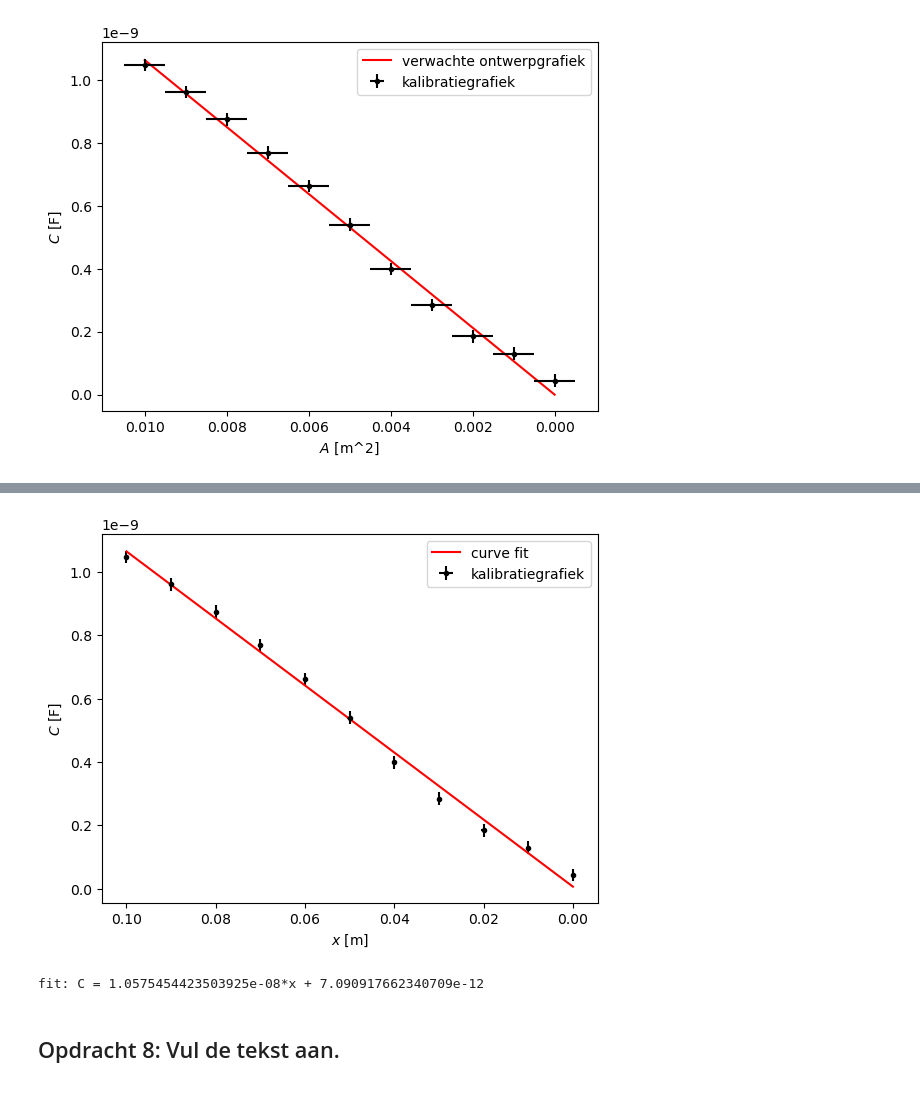
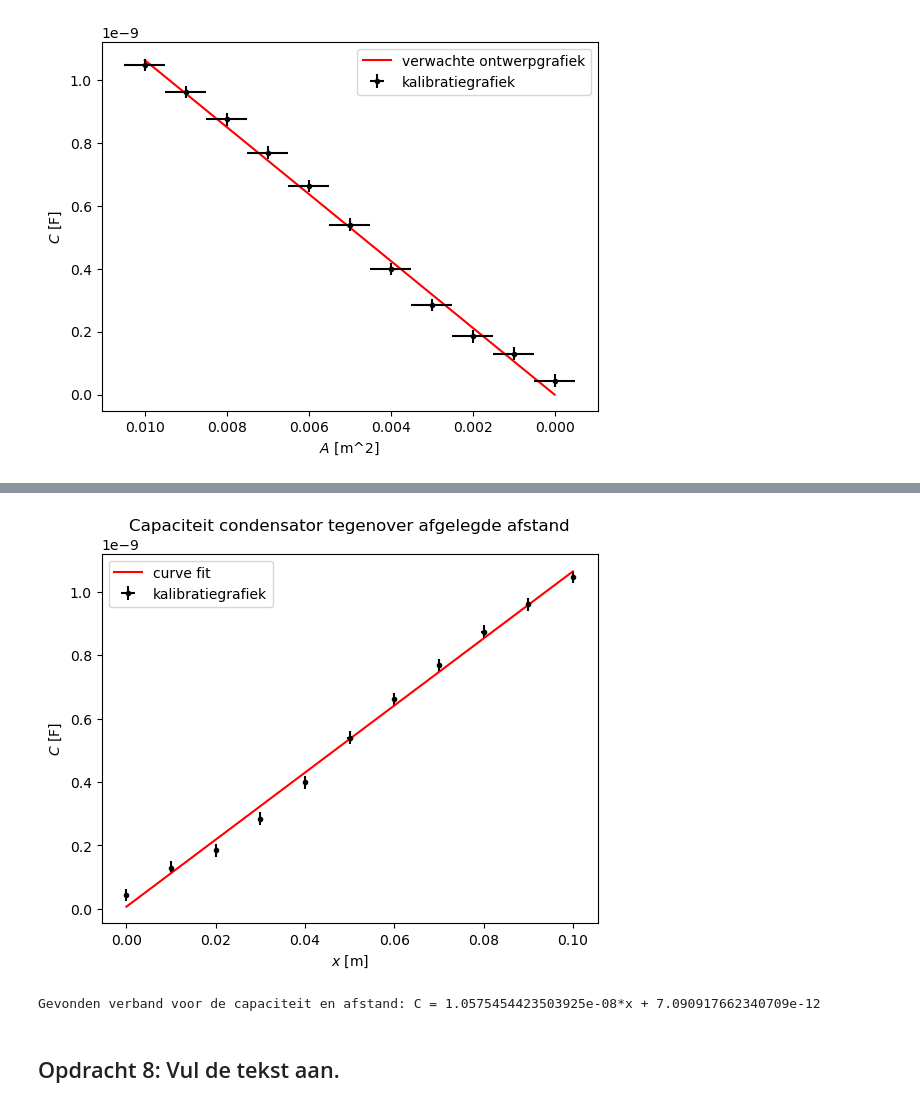
Before and after one commit to emmajuledrent/opdrachten-DEF-D, a Jupyter notebook: FysiekeOntwerpopdrachten/2OntwerpEenSensorCondensator/DEFOntwerpopdracht2OntwerpEenSensorInvulTemplate.ipynb, the cells around one changed output, grey strips where cells are left out. Drawn from its saved outputs; the diff is of its cells as text; code cells hidden in the pictures.

```diff
--- a/FysiekeOntwerpopdrachten/2OntwerpEenSensorCondensator/DEFOntwerpopdracht2OntwerpEenSensorInvulTemplate.ipynb
+++ b/FysiekeOntwerpopdrachten/2OntwerpEenSensorCondensator/DEFOntwerpopdracht2OntwerpEenSensorInvulTemplate.ipynb
@@ -162,37 +162,39 @@ Na het implementeren van een factor 6 op de verwachte ontwerpgrafiek, zien we da
 # %%
+# Curve-fit om afgelegde afstand te bepalen:
+
 from scipy.optimize import curve_fit
 
 
-x_kal = np.array([0.1,0.09,0.08,0.07,0.06,0.05,0.04,0.03,0.02,0.01,0])
-C_kal = np.array([1047,960.5,874,768,662,540,399,285,185,130,44])*1e-12
+x_kal = np.array([0.1,0.09,0.08,0.07,0.06,0.05,0.04,0.03,0.02,0.01,0])  # (m)
+C_kal = np.array([1047,960.5,874,768,662,540,399,285,185,130,44])*1e-12 # (F)
 
 def functiefit(x, k, b):
     return k * x + b
 
 x_test = np.linspace(0, 0.1, 100)
 
 # juiste curve_fit aanroep
 popt, cov = curve_fit(functiefit, x_kal, C_kal)
 
 k_fit = popt[0]
 k_err = np.sqrt(cov[0,0])
 b_fit = popt[1]
 b_err = np.sqrt(cov[1,1])
 
 
 plt.figure()
+plt.title("Capaciteit condensator tegenover afgelegde afstand")
 plt.errorbar(x_kal, C_kal, xerr=0.0005,yerr=2e-11,fmt="k.",label="kalibratiegrafiek")
 plt.plot(x_test,functiefit(x_test, k_fit, b_fit), "r-", label="curve fit")
 plt.xlabel("$x$ [m]")
 plt.ylabel("$C$ [F]")
 plt.legend()
-plt.gca().invert_xaxis()
 plt.show()
 
-print(f"fit: C = {k_fit}*x + {b_fit}")
+print(f"Gevonden verband voor de capaciteit en afstand: C = {k_fit}*x + {b_fit}")
 # %% [output]
-[figure, old version]
+[figure, new version]
-fit: C = 1.0575454423503925e-08*x + 7.090917662340709e-12
+Gevonden verband voor de capaciteit en afstand: C = 1.0575454423503925e-08*x + 7.090917662340709e-12
 # %% [markdown]
 ## Opdracht 8: Vul de tekst aan.
 # %% [markdown]
```
Also changed, not shown: parts of 7 cells of this notebook.
